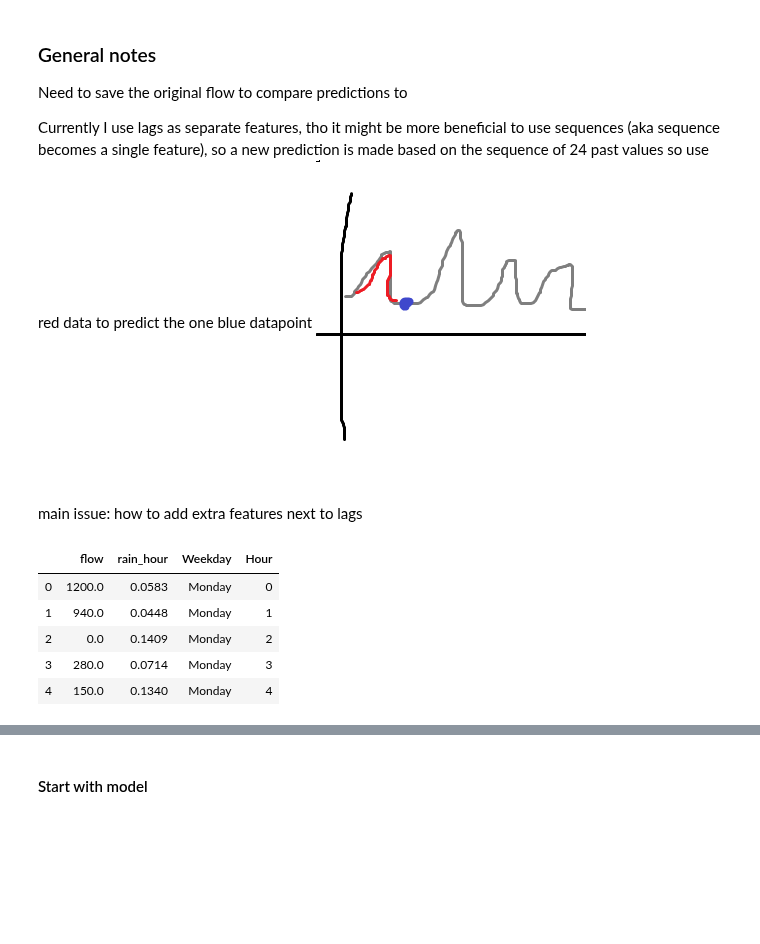
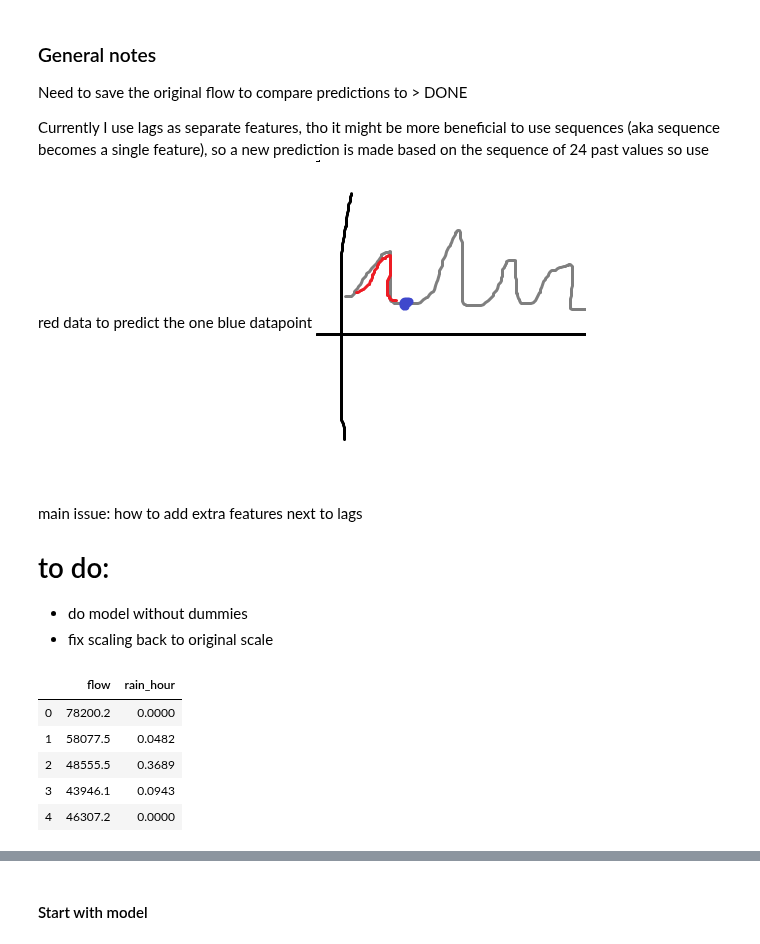
Before and after one commit to rogertian0707/jbg060, a Jupyter notebook: code/ML model/RNN pls work/NEW MODEL.ipynb, the cells around one changed output, grey strips where cells are left out. Saved outputs shown, nothing was run; the diff lists cells and outputs as text; code cells hidden in the pictures; blank space fills up the shorter version.

```diff
--- a/code/ML model/RNN pls work/NEW MODEL.ipynb
+++ b/code/ML model/RNN pls work/NEW MODEL.ipynb
@@ -14,26 +15,30 @@ import time
 # %% [markdown]
 ### General notes
-Need to save the original flow to compare predictions to
+Need to save the original flow to compare predictions to > DONE
 
 Currently I use lags as separate features, tho it might be more beneficial to use sequences (aka sequence becomes a single feature), so a new prediction is made based on the sequence of 24 past values
 so use red data to predict the one blue datapoint
 ![image.png](attachment:image.png)
 
 main issue: how to add extra features next to lags
+
+# to do:
+- do model without dummies
+- fix scaling back to original scale
 # %%
 # new pickle data
-new_data = pd.read_pickle('../../../data/Bokhoven.pickle')
+data = pd.read_pickle('../../../data/Hertogenbosch (Helftheuvelweg).pickle')
 
 # sort by time just in case
-new_data = new_data.sort_values(by='datetime')
+data = data.sort_values(by='datetime')
 
 # drop everything unnecessary for now
-new_data = new_data[['flow', 'rain_hour', 'Weekday', 'Hour']] # removed month for now
+new_data = data[['flow', 'rain_hour']]#, 'Weekday', 'Hour']] # removed month for now
 new_data.head()
 # %% [output]
-|  | flow | rain_hour | Weekday | Hour |
-| 0 | 1200.0 | 0.0583 | Monday | 0 |
-| 1 | 940.0 | 0.0448 | Monday | 1 |
-| 2 | 0.0 | 0.1409 | Monday | 2 |
-| 3 | 280.0 | 0.0714 | Monday | 3 |
-| 4 | 150.0 | 0.1340 | Monday | 4 |
+|  | flow | rain_hour |
+| 0 | 78200.2 | 0.0000 |
+| 1 | 58077.5 | 0.0482 |
+| 2 | 48555.5 | 0.3689 |
+| 3 | 43946.1 | 0.0943 |
+| 4 | 46307.2 | 0.0000 |
```
Also changed, not shown: parts of 34 cells of this notebook.
